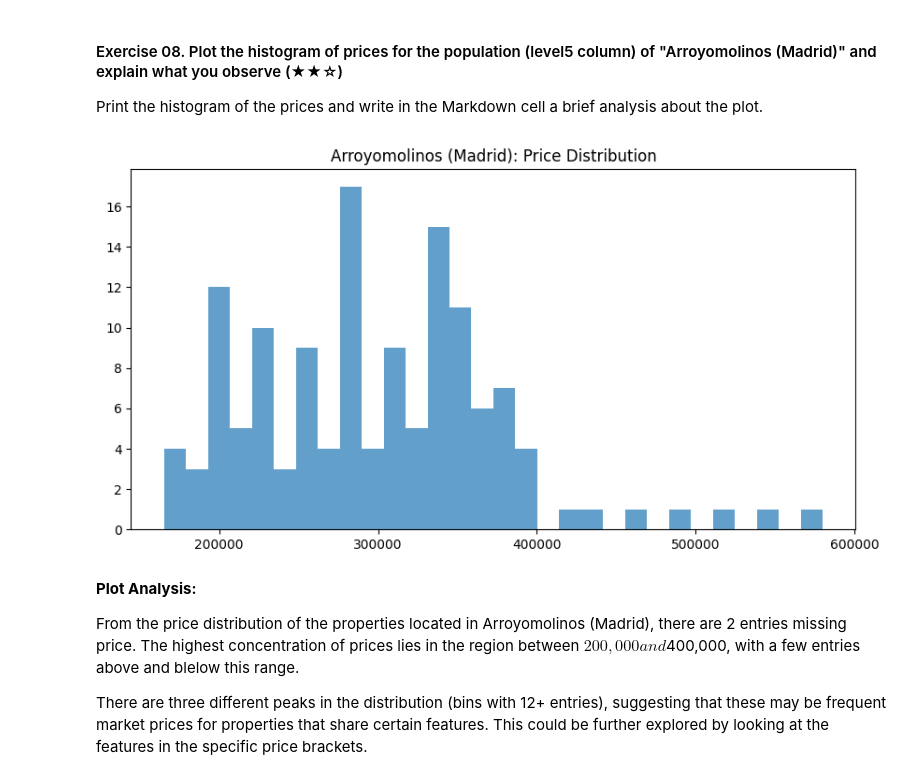
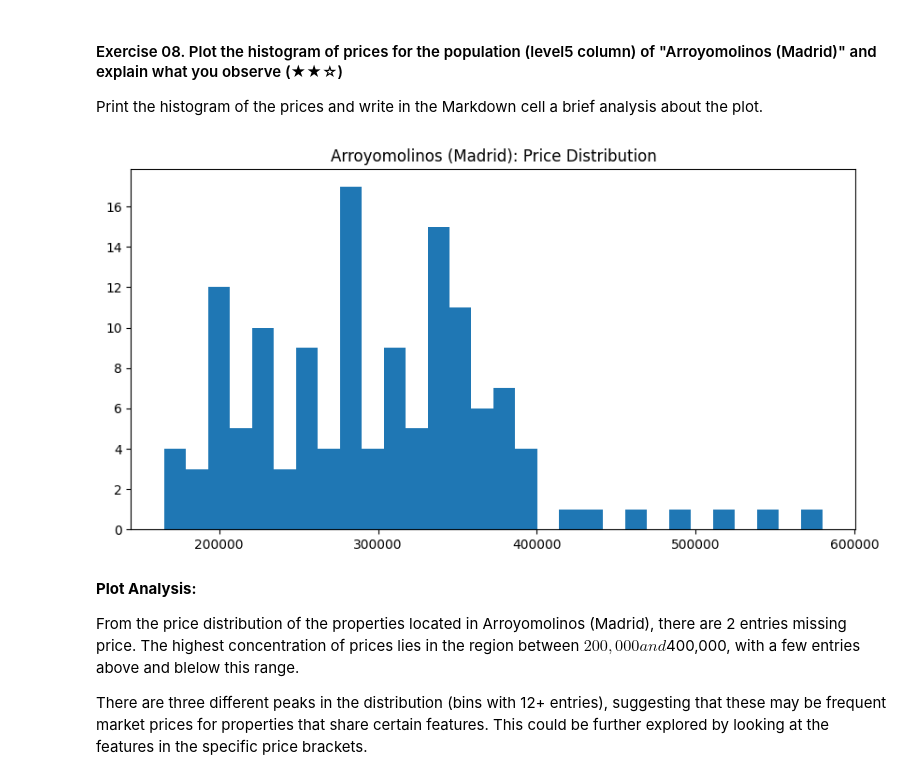
Before and after one commit to jilemp/realestate-datacleanup-exercise, a Jupyter notebook: project.ipynb, the cells around one changed output. Cells and saved outputs as stored; diff of their text form; code cells hidden in the pictures.

```diff
--- a/project.ipynb
+++ b/project.ipynb
@@ -198,11 +195,11 @@ Arroyomolinos (Madrid) Mean Price: 298905
 Print the histogram of the prices and write in the Markdown cell a brief analysis about the plot.
 # %%
 plt.figure(figsize = (10, 5))
-plt.hist(arroyomolinos_subset["price"], bins=30, alpha=0.7)
+plt.hist(arroyomolinos_subset["price"], bins=30)
 plt.title("Arroyomolinos (Madrid): Price Distribution")
 plt.show()
 # %% [output]
-[figure, old version]
+[figure, new version]
 # %% [markdown]
 **Plot Analysis:**
 
```
Also changed, not shown: parts of 8 cells of this notebook.
